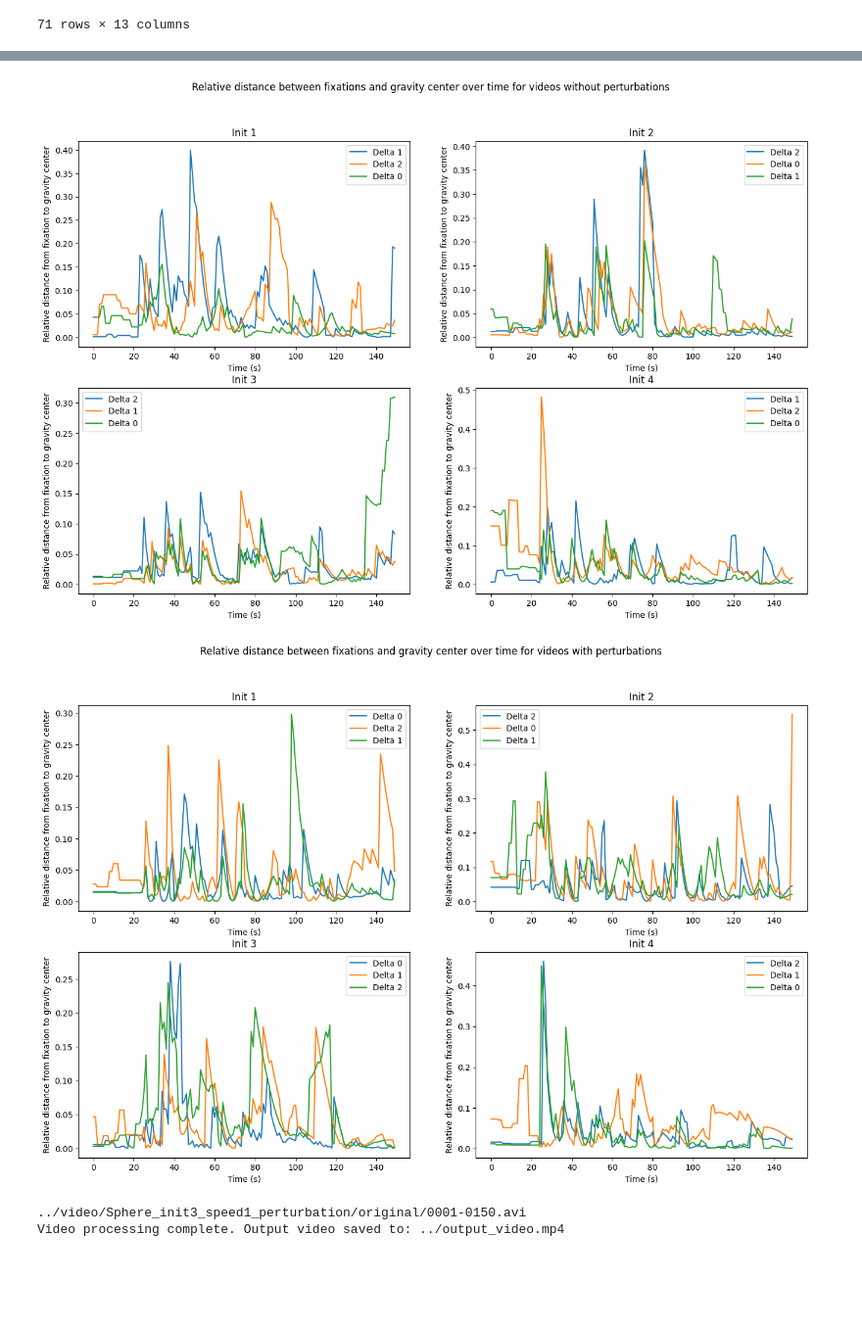
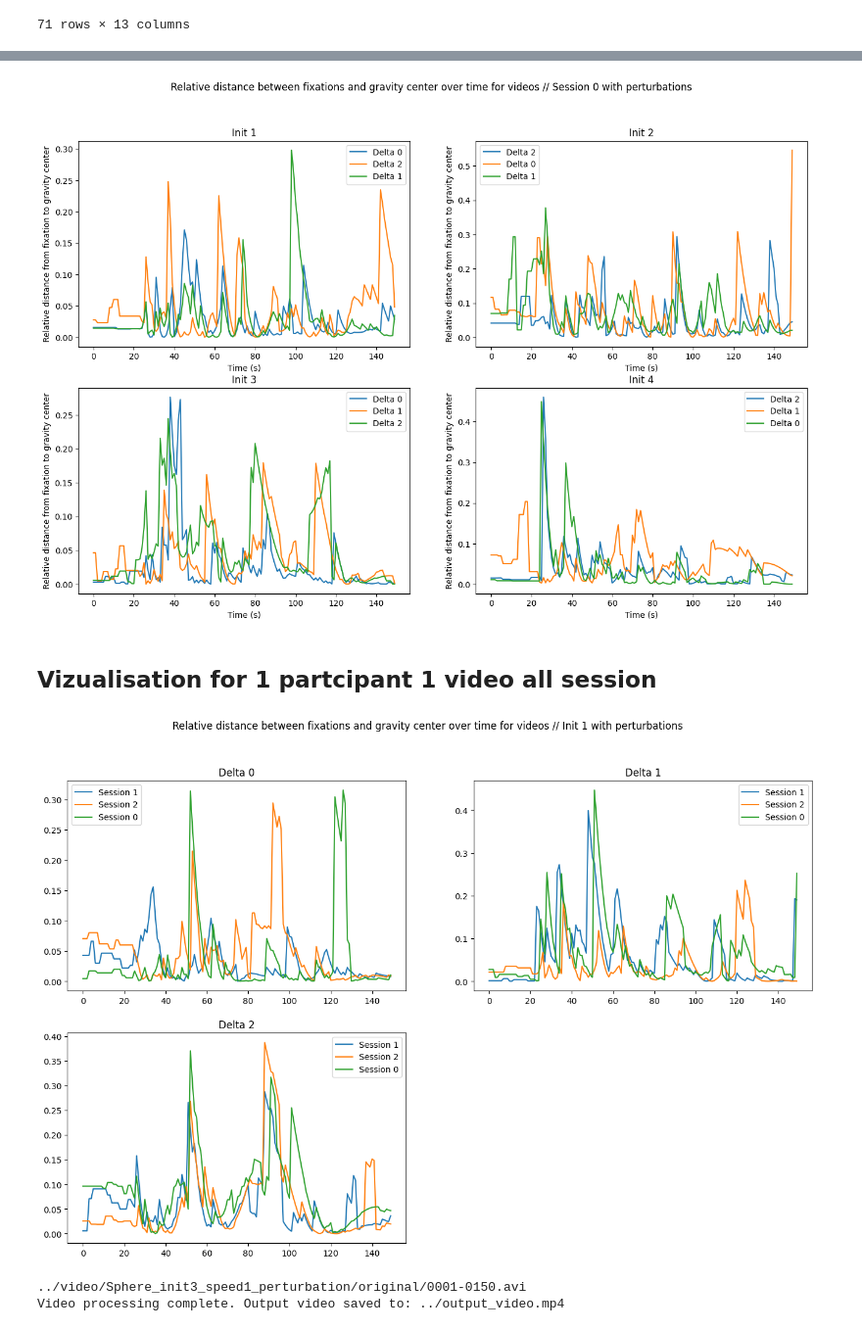
Before and after one commit to QuentinPerret/PFE-EyeTracking, a Jupyter notebook: notebooks/data_analyzer.ipynb, the cells around one changed output, grey strips where cells are left out. Shown: that part at 98% size. Drawn from its saved outputs; the diff is of its cells as text; code cells hidden in the pictures; blank space fills up the shorter version.

```diff
--- a/notebooks/data_analyzer.ipynb
+++ b/notebooks/data_analyzer.ipynb
@@ -76,7 +76,7 @@ data.head()
 | 3 | ../video/Sphere_init3_speed1/delt... | 188563 | 0 | 22.683611 | 29.166660 | 3 | 0 | 2 | [0.5856729326233265, 0.5865108178... | ... |
 | 4 | ../video/Sphere_init2_speed1_pert... | 188563 | 0 | 30.300306 | 36.783160 | 2 | 1 | 0 | [0.2663852177642082, 0.1802998259... | ... |
 # %%
-i = 8
+i = 10
 df = data.iloc[i]
 t = np.array(objectCenter[objectCenter['videoPath'] == df.videos]['objectCenter'].tolist())[0]
 xo , yo = t[:,0] , t[:,1]
@@ -117,15 +119,17 @@ data.head(-1)
 # %%
 time = np.linspace(0,6.25,150)
+i_session = 0
+i_pert = 1
 
 fig, axs = plt.subplots(2, 2 , figsize=(16,10))
-fig.suptitle('Relative distance between fixations and gravity center over time for videos without perturbations')
+fig.suptitle(f'Relative distance between fixations and gravity center over time for videos // Session {i_session} {"with perturbations" if i_pert else "without perturbations"}' )
 plt.setp(axs[:, :], xlabel='Time (s)')
 plt.setp(axs[:, :], ylabel='Relative distance from fixation to gravity center')
 
 
 
 for i in range(0,4):
-    df  = data[(data['init'] == i+1) & (data['perturbation'] == 0) & (data['session'] == 0)]
+    df  = data[(data['init'] == i+1) & (data['perturbation'] == i_pert) & (data['session'] == i_session)]
     deltas  = df.delta
     ds  = df.dist
     for d , delta in zip(ds,deltas):
@@ -135,29 +139,34 @@ for i in range(0,4):
 
 plt.show()
 # %% [output]
-[figure, old version]
+[figure, new version]
+# %% [markdown]
+## Vizualisation for 1 partcipant 1 video all session
 # %%
 time = np.linspace(0,6.25,150)
 
+i_init  = 1
+i_pert = 1
+
 fig, axs = plt.subplots(2, 2 , figsize=(16,10))
-fig.suptitle('Relative distance between fixations and gravity center over time for videos with perturbations')
-plt.setp(axs[:, :], xlabel='Time (s)')
-plt.setp(axs[:, :], ylabel='Relative distance from fixation to gravity center')
+fig.suptitle(f'Relative distance between fixations and gravity center over time for videos // Init {i_init} {"with perturbations" if i_pert else "without perturbations"}' )
+plt.setp(axs[:-2, :-2], xlabel='Time (s)')
+plt.setp(axs[:-2, :-2], ylabel='Relative distance from fixation to gravity center')
+fig.delaxes(axs[-1,-1])
 
 
-
-for i in range(0,4):
-    df  = data[(data['init'] == i+1) & (data['perturbation'] != 0) & (data.session == 0)]
-    deltas  = df.delta
+for i in range(0,3):
+    df  = data[(data['init'] == i_init) & (data['perturbation'] != i_pert) & (data.delta == i)]
+    sessions  = df.session
     ds  = df.dist
     for d , delta in zip(ds,deltas):
-        axs[i//2,i%2].plot(d , label= f'Delta {delta}')
+        axs[i//2,i%2].plot(d , label= f'Session {delta}')
     axs[i//2,i%2].legend()
-    axs[i//2,i%2].set_title(f"Init {i+1}")
+    axs[i//2,i%2].set_title(f"Delta {i}")
 
-plt.show()
+# plt.show()
 # %% [output]
-[figure, old version]
+[figure, new version]
 # %%
 d  = data.iloc[56]
 make_video(d)
```
Also changed, not shown: parts of 3 cells of this notebook, 1 other file.
